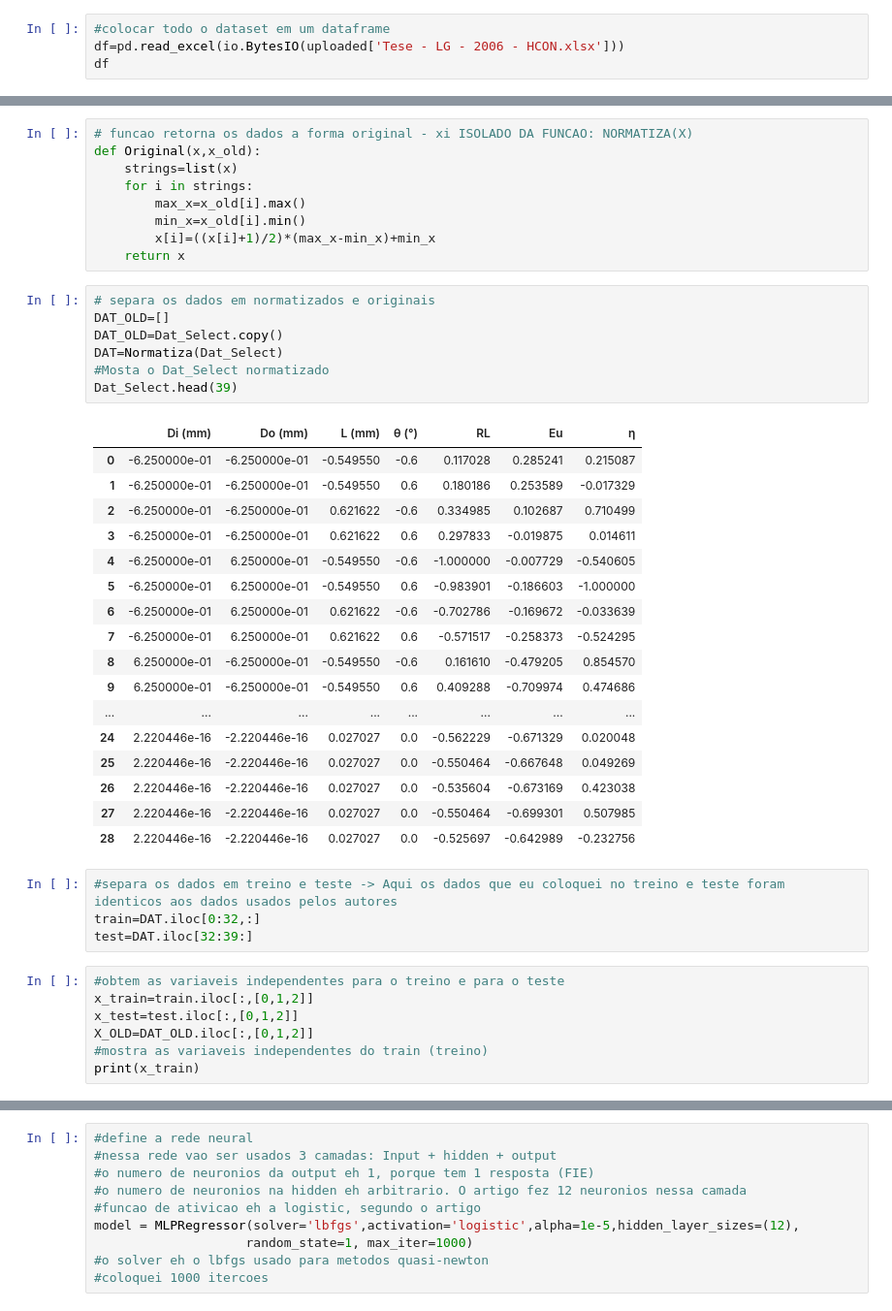
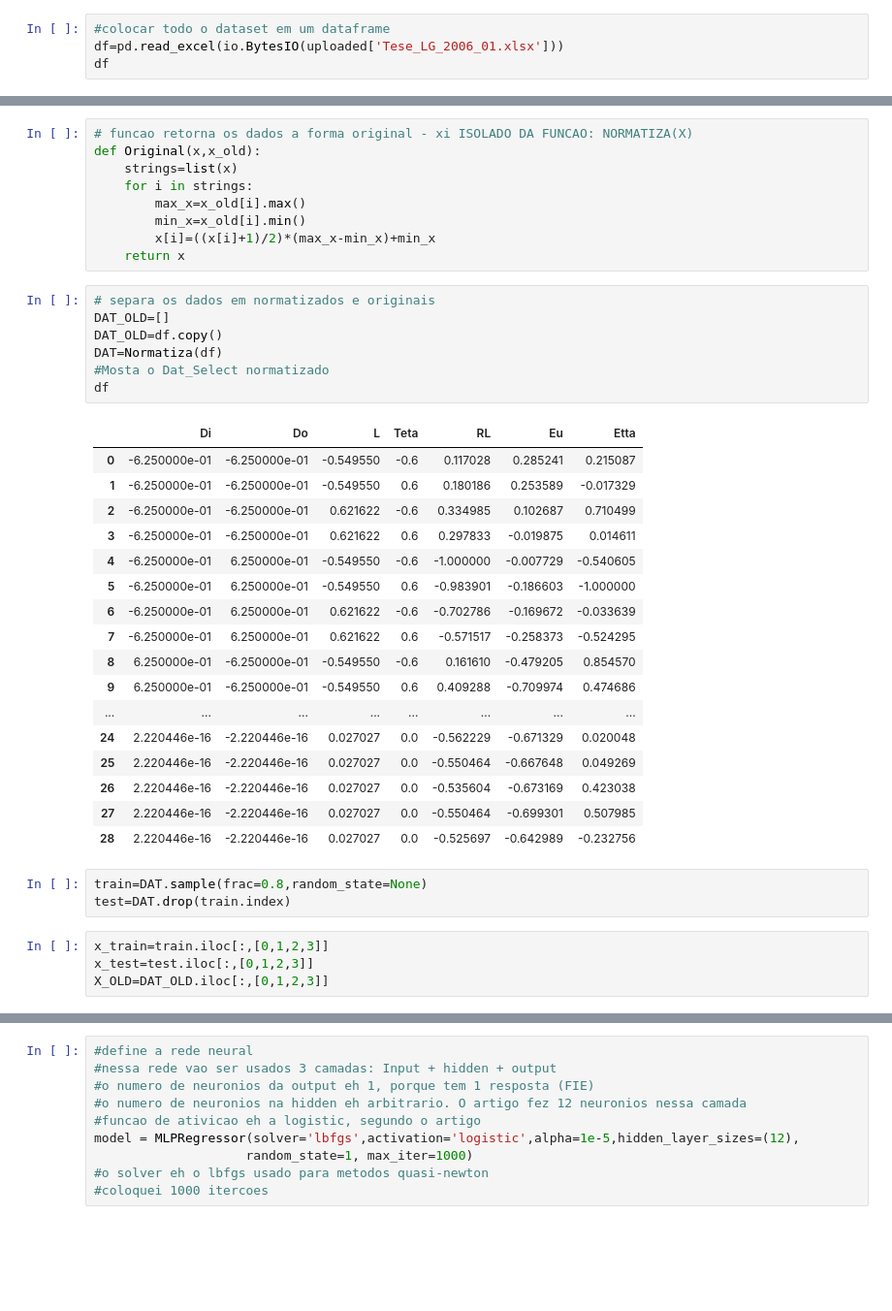
Before and after one commit to muriloufu/Hydrocyclone_ANN, a Jupyter notebook: Vieira_2006_HC.ipynb, the cells around one changed output, grey strips where cells are left out. Shown: that part at 97% size. Cells and saved outputs as stored; diff of their text form; blank space fills up the shorter version.

```diff
--- a/Vieira_2006_HC.ipynb
+++ b/Vieira_2006_HC.ipynb
@@ -32,5 +41,5 @@ Saving Tese - LG - 2006 - HCON.xlsx to Tese - LG - 2006 - HCON (1).xlsx
 # %%
 #colocar todo o dataset em um dataframe
-df=pd.read_excel(io.BytesIO(uploaded['Tese - LG - 2006 - HCON.xlsx']))
+df=pd.read_excel(io.BytesIO(uploaded['Tese_LG_2006_01.xlsx']))
 df
 # %% [output]
@@ -97,12 +81,12 @@ def Original(x,x_old):
 # %%
 # separa os dados em normatizados e originais
 DAT_OLD=[]
-DAT_OLD=Dat_Select.copy()
-DAT=Normatiza(Dat_Select)
+DAT_OLD=df.copy()
+DAT=Normatiza(df)
 #Mosta o Dat_Select normatizado
-Dat_Select.head(39)
+df
 # %% [output]
-|  | Di (mm) | Do (mm) | L (mm) | θ (°) | RL | Eu | η |
+|  | Di | Do | L | Teta | RL | Eu | Etta |
 | 0 | -6.250000e-01 | -6.250000e-01 | -0.549550 | -0.6 | 0.117028 | 0.285241 | 0.215087 |
 | 1 | -6.250000e-01 | -6.250000e-01 | -0.549550 | 0.6 | 0.180186 | 0.253589 | -0.017329 |
 | 2 | -6.250000e-01 | -6.250000e-01 | 0.621622 | -0.6 | 0.334985 | 0.102687 | 0.710499 |
@@ -119,14 +103,10 @@ Dat_Select.head(39)
 | 26 | 2.220446e-16 | -2.220446e-16 | 0.027027 | 0.0 | -0.535604 | -0.673169 | 0.423038 |
 | 27 | 2.220446e-16 | -2.220446e-16 | 0.027027 | 0.0 | -0.550464 | -0.699301 | 0.507985 |
 | 28 | 2.220446e-16 | -2.220446e-16 | 0.027027 | 0.0 | -0.525697 | -0.642989 | -0.232756 |
-# %%
-#separa os dados em treino e teste -> Aqui os dados que eu coloquei no treino e teste foram identicos aos dados usados pelos autores
-train=DAT.iloc[0:32,:]
-test=DAT.iloc[32:39:]
+# %%
+train=DAT.sample(frac=0.8,random_state=None)
+test=DAT.drop(train.index)
 # %%
-#obtem as variaveis independentes para o treino e para o teste
-x_train=train.iloc[:,[0,1,2]]
-x_test=test.iloc[:,[0,1,2]]
-X_OLD=DAT_OLD.iloc[:,[0,1,2]]
-#mostra as variaveis independentes do train (treino)
-print(x_train)
+x_train=train.iloc[:,[0,1,2,3]]
+x_test=test.iloc[:,[0,1,2,3]]
+X_OLD=DAT_OLD.iloc[:,[0,1,2,3]]
```
Also changed, not shown: parts of 14 cells of this notebook.
